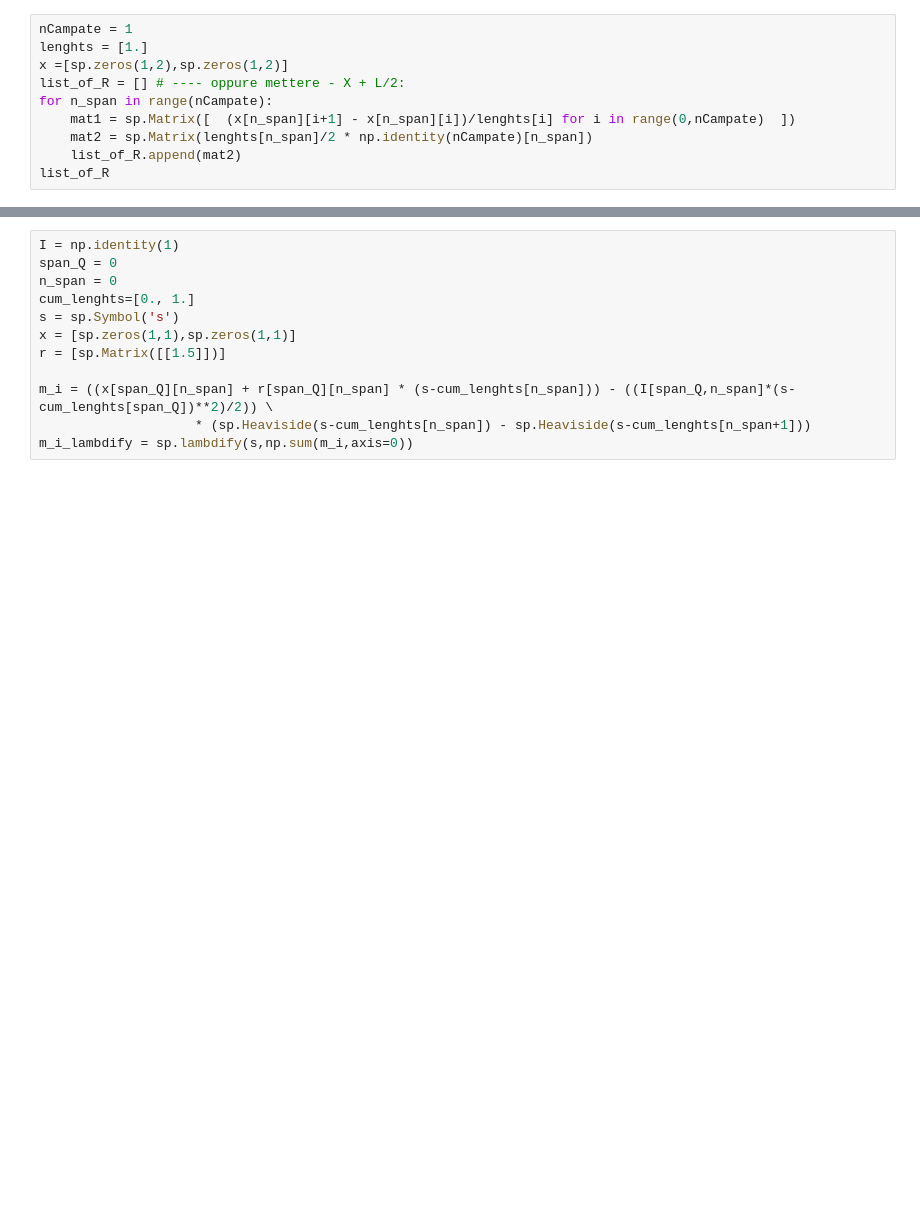
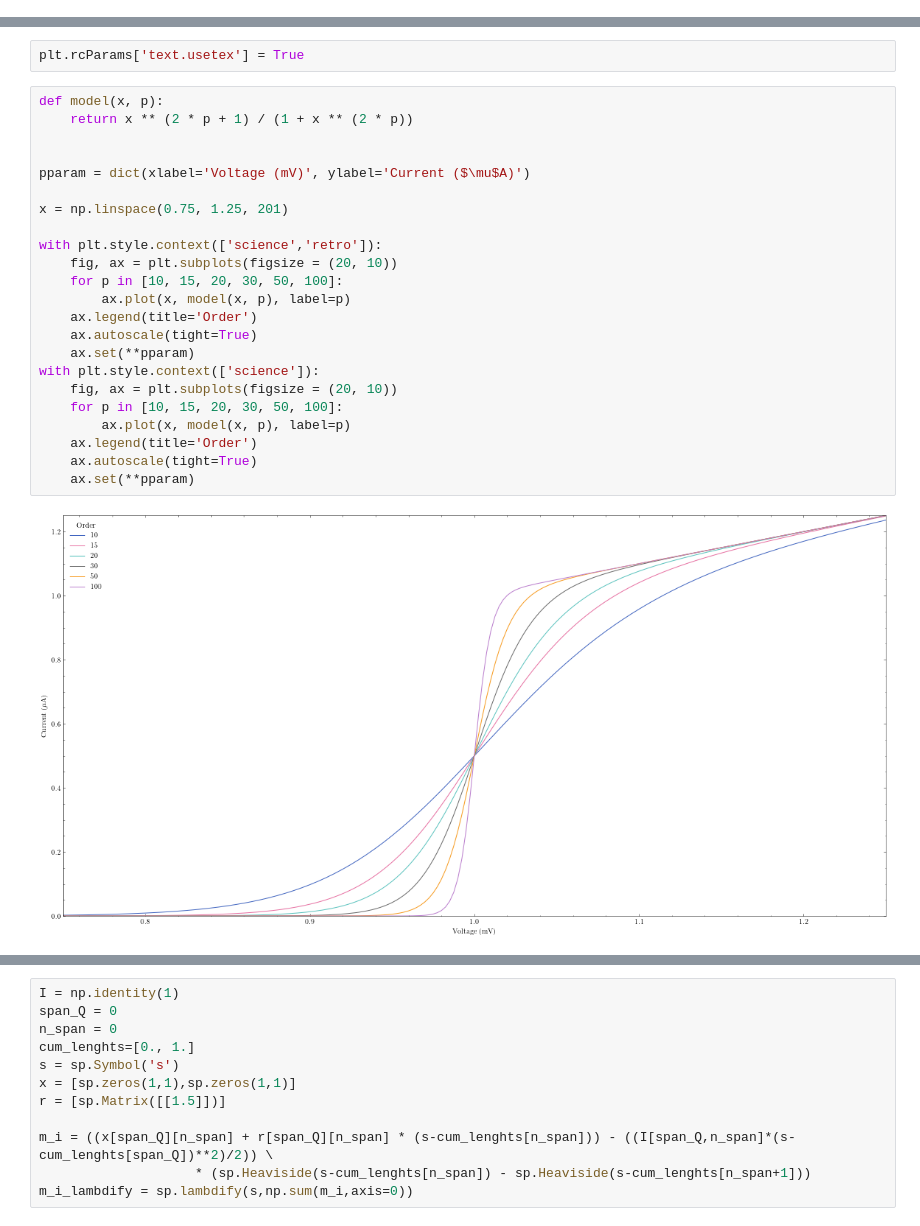
Before and after one commit to sononicola/Continuous-Beam-Solver, a Jupyter notebook: main_jupyter.ipynb, the cells around one changed output, grey strips where cells are left out. Cells and saved outputs as stored; diff of their text form; blank space fills up the shorter version.

```diff
--- a/main_jupyter.ipynb
+++ b/main_jupyter.ipynb
@@ -18,10 +10,0 @@ $\displaystyle \left[\begin{matrix}0\end{matrix}\right]$
-# %%
-nCampate = 1
-lenghts = [1.]
-x =[sp.zeros(1,2),sp.zeros(1,2)]
-list_of_R = [] # ---- oppure mettere - X + L/2:
-for n_span in range(nCampate):
-    mat1 = sp.Matrix([  (x[n_span][i+1] - x[n_span][i])/lenghts[i] for i in range(0,nCampate)  ])
-    mat2 = sp.Matrix(lenghts[n_span]/2 * np.identity(nCampate)[n_span])
-    list_of_R.append(mat2)
-list_of_R
@@ -33,0 +32,27 @@ $\displaystyle \left[\begin{matrix}\end{matrix}\right]$
+# %%
+plt.rcParams['text.usetex'] = True
+# %%
+def model(x, p):
+    return x ** (2 * p + 1) / (1 + x ** (2 * p))
+
+
+pparam = dict(xlabel='Voltage (mV)', ylabel='Current ($\mu$A)')
+
+x = np.linspace(0.75, 1.25, 201)
+
+with plt.style.context(['science','retro']):
+    fig, ax = plt.subplots(figsize = (20, 10))
+    for p in [10, 15, 20, 30, 50, 100]:
+        ax.plot(x, model(x, p), label=p)
+    ax.legend(title='Order')
+    ax.autoscale(tight=True)
+    ax.set(**pparam)
+with plt.style.context(['science']):
+    fig, ax = plt.subplots(figsize = (20, 10))
+    for p in [10, 15, 20, 30, 50, 100]:
+        ax.plot(x, model(x, p), label=p)
+    ax.legend(title='Order')
+    ax.autoscale(tight=True)
+    ax.set(**pparam)
+# %% [output]
+[figure, added]
```
Also changed, not shown: parts of 9 cells of this notebook, 5 other files.
